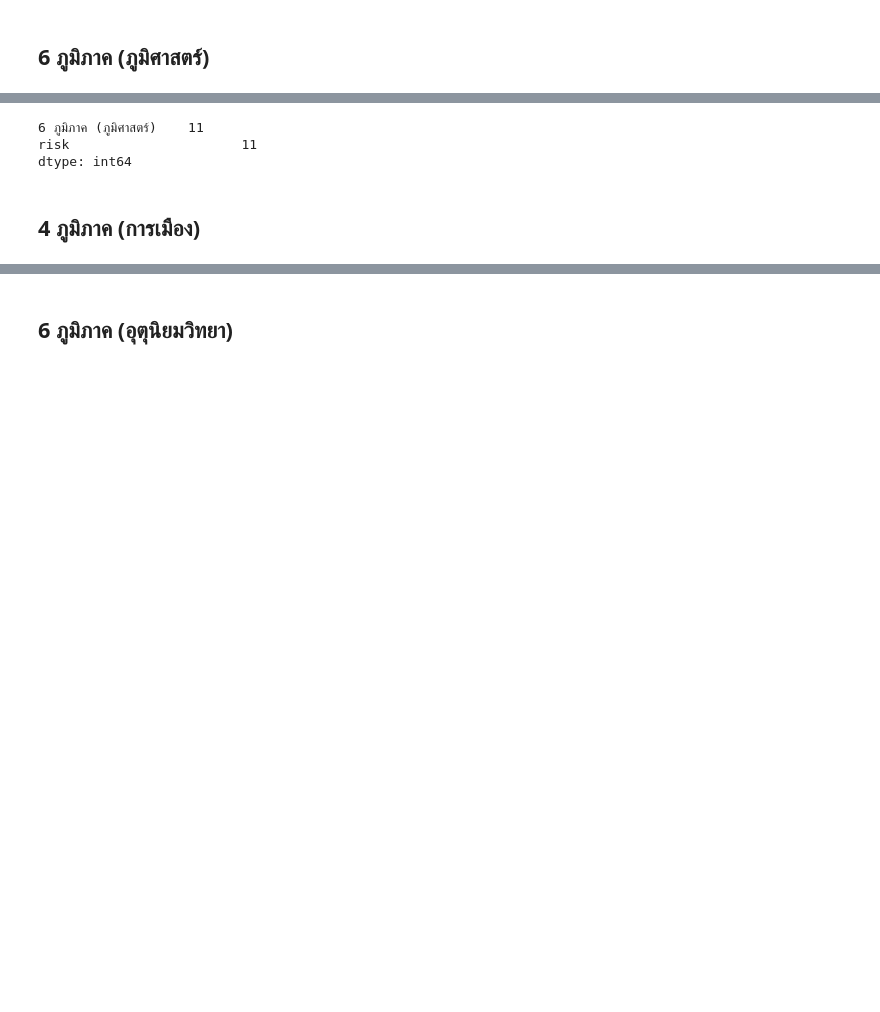
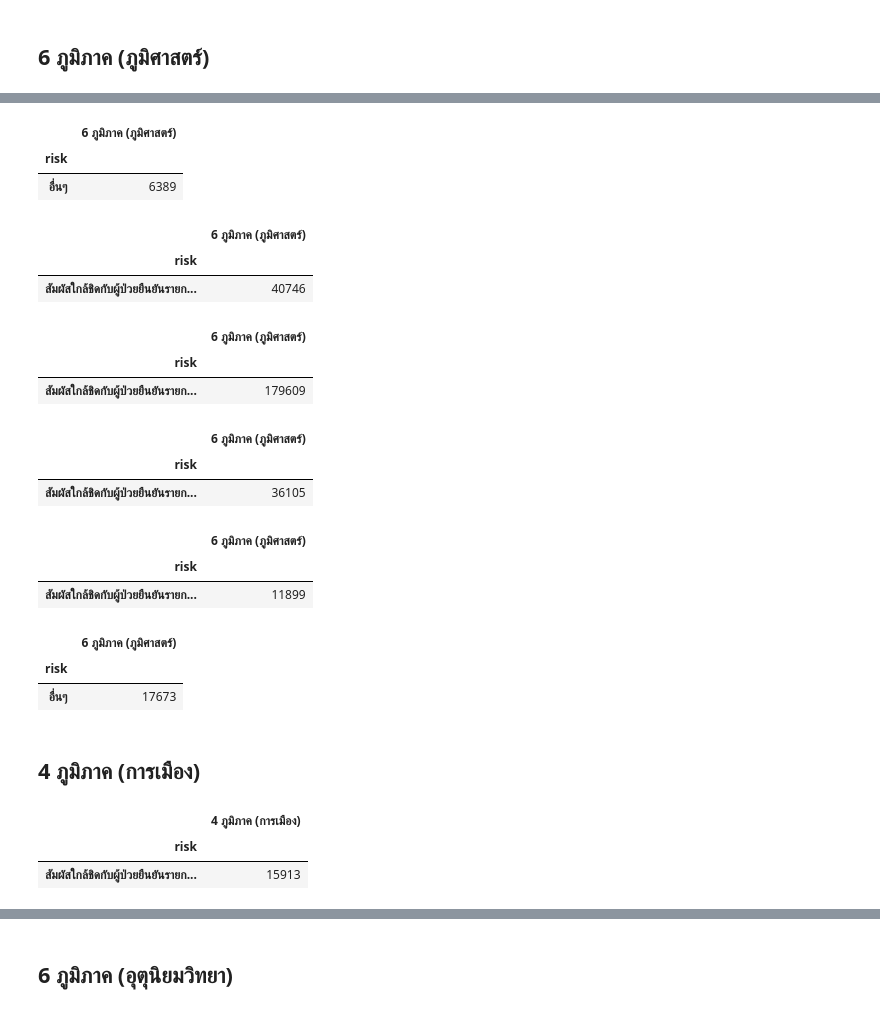
Before and after one commit to mintra-tippayaratsontorn/data_viz_2022, a Jupyter notebook: BasicPython&DataViz_midterm2022.ipynb, the cells around one changed output, grey strips where cells are left out. Drawn from its saved outputs; the diff is of its cells as text; code cells hidden in the pictures; blank space fills up the shorter version.

```diff
--- a/BasicPython&DataViz_midterm2022.ipynb
+++ b/BasicPython&DataViz_midterm2022.ipynb
@@ -625,8 +590,72 @@ data_drop[data_drop['risk']=='Cluster Icon siam'][['6 ภูมิภาค (ภ
-# %%
-data_drop[data_drop['risk']=='Cluster Icon siam'][['6 ภูมิภาค (ภูมิศาสตร์)','risk']].count()
-# %% [output]
-6 ภูมิภาค (ภูมิศาสตร์)    11
-risk                      11
-dtype: int64
+# %%
+# แบ่งตามภูมิศาสตร์ ภาคเหนือ
+no3_g1 = data_drop[data_drop['6 ภูมิภาค (ภูมิศาสตร์)']=='เหนือ'].groupby(['risk']).count()  # จัดกลุ่ม risk และนับจำนวน
+no3_g1.sort_values(by='6 ภูมิภาค (ภูมิศาสตร์)',ascending=False).iloc[:1,5:-3]  # เรียงข้อมูลโดยยึด column '6 ภูมิภาค (ภูมิศาสตร์)' เป็นหลัก และตัดเอาแต่ risk อันแรก
+
+# สรุปผล Cluster การติดที่ซ้ำกันมากที่สุด โดยแบ่งตามภูมิศาสตร์ ภาคเหนือ คือ อื่นๆ จำนวน 6389 ราย
+# %% [output]
+|  | 6 ภูมิภาค (ภูมิศาสตร์) |
+| risk |  |
+| อื่นๆ | 6389 |
+# %%
+# แบ่งตามภูมิศาสตร์ ภาคใต้
+no3_g2 = data_drop[data_drop['6 ภูมิภาค (ภูมิศาสตร์)']=='ใต้'].groupby(['risk']).count()  # จัดกลุ่ม risk และนับจำนวน
+no3_g2.sort_values(by='6 ภูมิภาค (ภูมิศาสตร์)',ascending=False).iloc[:1,5:-3]  # เรียงข้อมูลโดยยึด column '6 ภูมิภาค (ภูมิศาสตร์)' เป็นหลัก และตัดเอาแต่ risk อันแรก
+
+# สรุปผล Cluster การติดที่ซ้ำกันมากที่สุด โดยแบ่งตามภูมิศาสตร์ ภาคใต้ คือ สัมผัสใกล้ชิดกับผู้ป่วยยืนยันรายก่อนหน้านี้ จำนวน 40746 ราย
+# %% [output]
+|  | 6 ภูมิภาค (ภูมิศาสตร์) |
+| risk |  |
+| สัมผัสใกล้ชิดกับผู้ป่วยยืนยันรายก... | 40746 |
+# %%
+# แบ่งตามภูมิศาสตร์ ภาคกลาง
+no3_g3 = data_drop[data_drop['6 ภูมิภาค (ภูมิศาสตร์)']=='กลาง'].groupby(['risk']).count()  # จัดกลุ่ม risk และนับจำนวน
+no3_g3.sort_values(by='6 ภูมิภาค (ภูมิศาสตร์)',ascending=False).iloc[:1,5:-3]  # เรียงข้อมูลโดยยึด column '6 ภูมิภาค (ภูมิศาสตร์)' เป็นหลัก และตัดเอาแต่ risk อันแรก
+
+# สรุปผล Cluster การติดที่ซ้ำกันมากที่สุด โดยแบ่งตามภูมิศาสตร์ ภาคกลาง คือ สัมผัสใกล้ชิดกับผู้ป่วยยืนยันรายก่อนหน้านี้ จำนวน 179609 ราย
+# %% [output]
+|  | 6 ภูมิภาค (ภูมิศาสตร์) |
+| risk |  |
+| สัมผัสใกล้ชิดกับผู้ป่วยยืนยันรายก... | 179609 |
+# %%
+# แบ่งตามภูมิศาสตร์ ภาคตะวันออก
+no3_g4 = data_drop[data_drop['6 ภูมิภาค (ภูมิศาสตร์)']=='ตะวันออก'].groupby(['risk']).count()  # จัดกลุ่ม risk และนับจำนวน
+no3_g4.sort_values(by='6 ภูมิภาค (ภูมิศาสตร์)',ascending=False).iloc[:1,5:-3]  # เรียงข้อมูลโดยยึด column '6 ภูมิภาค (ภูมิศาสตร์)' เป็นหลัก และตัดเอาแต่ risk อันแรก
+
+# สรุปผล Cluster การติดที่ซ้ำกันมากที่สุด โดยแบ่งตามภูมิศาสตร์ ภาคตะวันออก คือ สัมผัสใกล้ชิดกับผู้ป่วยยืนยันรายก่อนหน้านี้ จำนวน 36105 ราย
+# %% [output]
+|  | 6 ภูมิภาค (ภูมิศาสตร์) |
+| risk |  |
+| สัมผัสใกล้ชิดกับผู้ป่วยยืนยันรายก... | 36105 |
+# %%
+# แบ่งตามภูมิศาสตร์ ภาคตะวันตก
+no3_g5 = data_drop[data_drop['6 ภูมิภาค (ภูมิศาสตร์)']=='ตะวันตก'].groupby(['risk']).count()  # จัดกลุ่ม risk และนับจำนวน
+no3_g5.sort_values(by='6 ภูมิภาค (ภูมิศาสตร์)',ascending=False).iloc[:1,5:-3]  # เรียงข้อมูลโดยยึด column '6 ภูมิภาค (ภูมิศาสตร์)' เป็นหลัก และตัดเอาแต่ risk อันแรก
+
+# สรุปผล Cluster การติดที่ซ้ำกันมากที่สุด โดยแบ่งตามภูมิศาสตร์ ภาคตะวันตก คือ สัมผัสใกล้ชิดกับผู้ป่วยยืนยันรายก่อนหน้านี้ จำนวน 11899 ราย
+# %% [output]
+|  | 6 ภูมิภาค (ภูมิศาสตร์) |
+| risk |  |
+| สัมผัสใกล้ชิดกับผู้ป่วยยืนยันรายก... | 11899 |
+# %%
+# แบ่งตามภูมิศาสตร์ ภาคตะวันออกเฉียงเหนือ
+no3_g6 = data_drop[data_drop['6 ภูมิภาค (ภูมิศาสตร์)']=='ตะวันออกเฉียงเหนือ'].groupby(['risk']).count()  # จัดกลุ่ม risk และนับจำนวน
+no3_g6.sort_values(by='6 ภูมิภาค (ภูมิศาสตร์)',ascending=False).iloc[:1,5:-3]  # เรียงข้อมูลโดยยึด column '6 ภูมิภาค (ภูมิศาสตร์)' เป็นหลัก และตัดเอาแต่ risk อันแรก
+
+# สรุปผล Cluster การติดที่ซ้ำกันมากที่สุด โดยแบ่งตามภูมิศาสตร์ ภาคตะวันออกเฉียงเหนือ คือ อื่นๆ จำนวน 17673 ราย
+# %% [output]
+|  | 6 ภูมิภาค (ภูมิศาสตร์) |
+| risk |  |
+| อื่นๆ | 17673 |
 # %% [markdown]
 ## 4 ภูมิภาค (การเมือง)
+# %%
+# แบ่งตามการเมือง ภาคเหนือ
+no3_p1 = data_drop[data_drop['4 ภูมิภาค (การเมือง)']=='เหนือ'].groupby(['risk']).count()  # จัดกลุ่ม risk และนับจำนวน
+no3_p1.sort_values(by='4 ภูมิภาค (การเมือง)',ascending=False).iloc[:1,6:-2]  # เรียงข้อมูลโดยยึด column '4 ภูมิภาค (การเมือง)' เป็นหลัก และตัดเอาแต่ risk อันแรก
+
+# สรุปผล Cluster การติดที่ซ้ำกันมากที่สุด โดยแบ่งตามการเมือง ภาคเหนือ คือ สัมผัสใกล้ชิดกับผู้ป่วยยืนยันรายก่อนหน้านี้ จำนวน 15913 ราย
+# %% [output]
+|  | 4 ภูมิภาค (การเมือง) |
+| risk |  |
+| สัมผัสใกล้ชิดกับผู้ป่วยยืนยันรายก... | 15913 |
```
Also changed, not shown: parts of 18 cells of this notebook.
